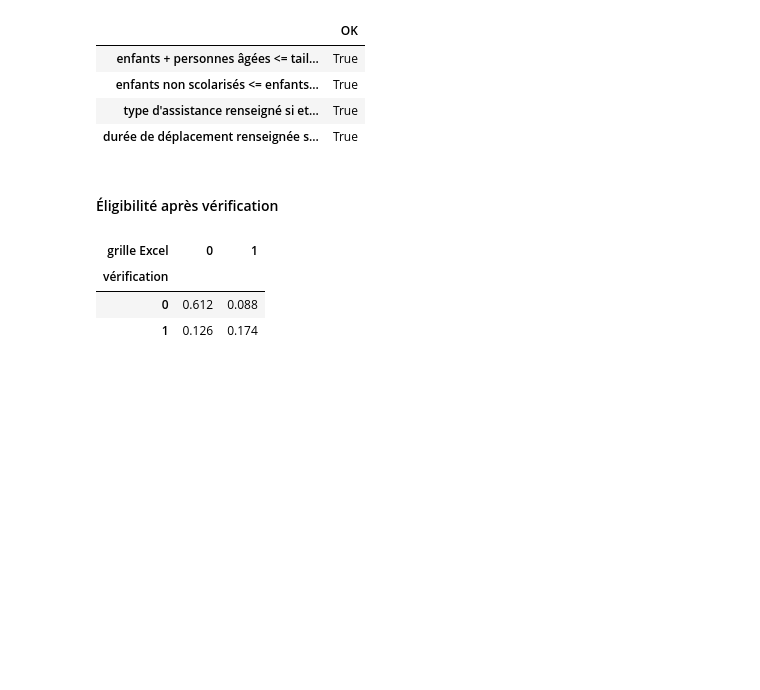
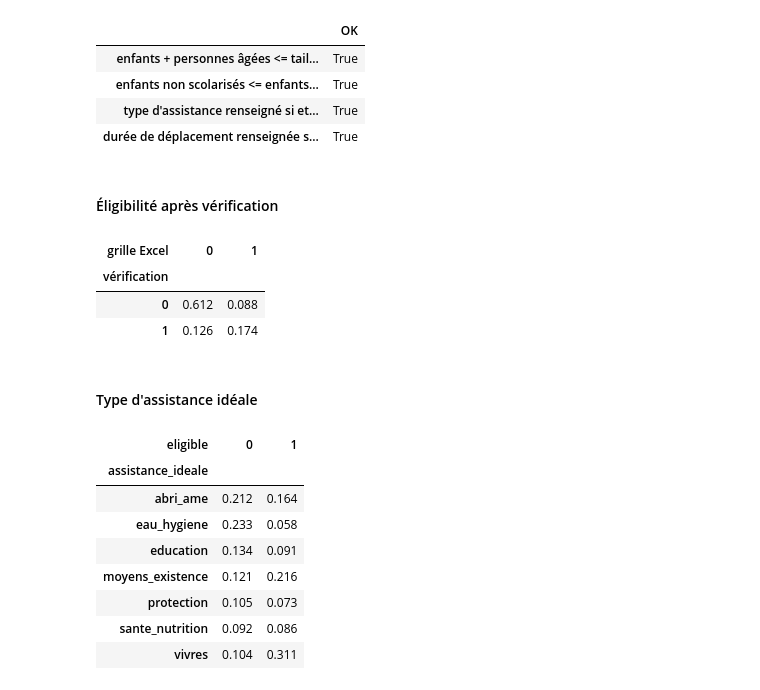
Before and after one commit to majorluvale/eligibilite_api, a Jupyter notebook: notebooks/generation_donnees_ciblage_v6.ipynb, the cells around one changed output. Saved outputs shown, nothing was run; the diff lists cells and outputs as text; code cells hidden in the pictures; blank space fills up the shorter version.

```diff
--- a/notebooks/generation_donnees_ciblage_v6.ipynb
+++ b/notebooks/generation_donnees_ciblage_v6.ipynb
@@ -57,3 +58,5 @@ pd.crosstab(d.eligible, d.decision_grille_excel, rownames=['vérification'], col
 | vérification |  |  |
 | 0 | 0.612 | 0.088 |
 | 1 | 0.126 | 0.174 |
+# %% [markdown]
+#### Type d'assistance idéale
@@ -59,0 +67,12 @@ pd.crosstab(d.eligible, d.decision_grille_excel, rownames=['vérification'], col
+# %%
+pd.crosstab(d.assistance_ideale, d.eligible, normalize = 'columns').round(3)
+# %% [output]
+| eligible | 0 | 1 |
+| assistance_ideale |  |  |
+| abri_ame | 0.212 | 0.164 |
+| eau_hygiene | 0.233 | 0.058 |
+| education | 0.134 | 0.091 |
+| moyens_existence | 0.121 | 0.216 |
+| protection | 0.105 | 0.073 |
+| sante_nutrition | 0.092 | 0.086 |
+| vivres | 0.104 | 0.311 |
```
Also changed, not shown: parts of 4 cells of this notebook, 21 other files.
